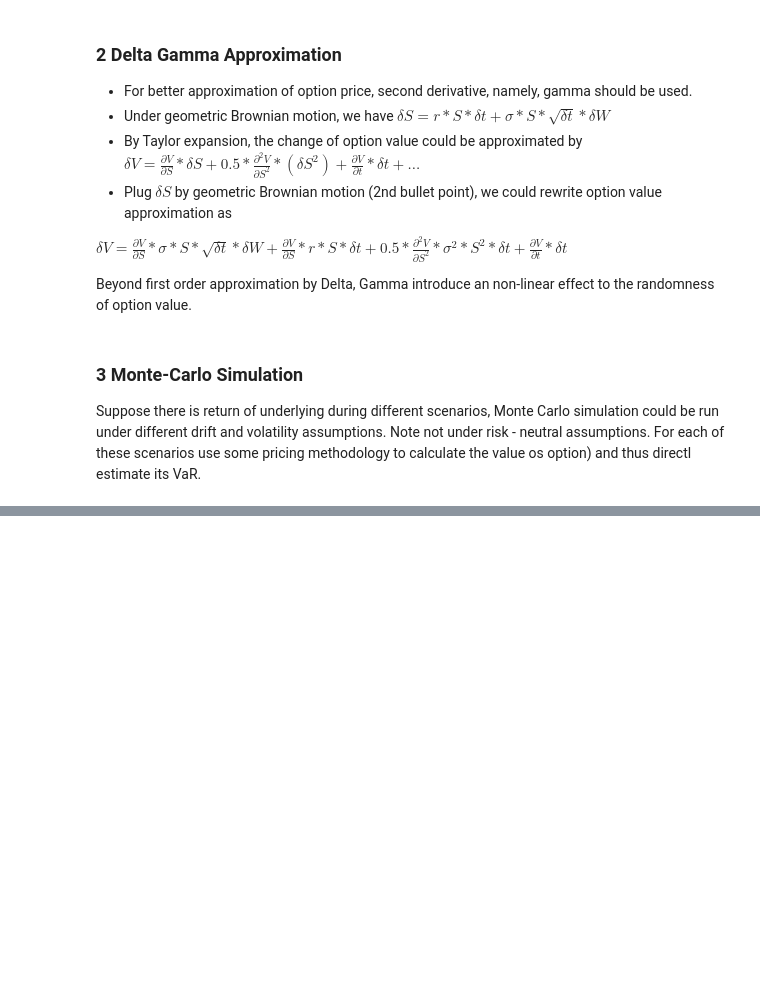
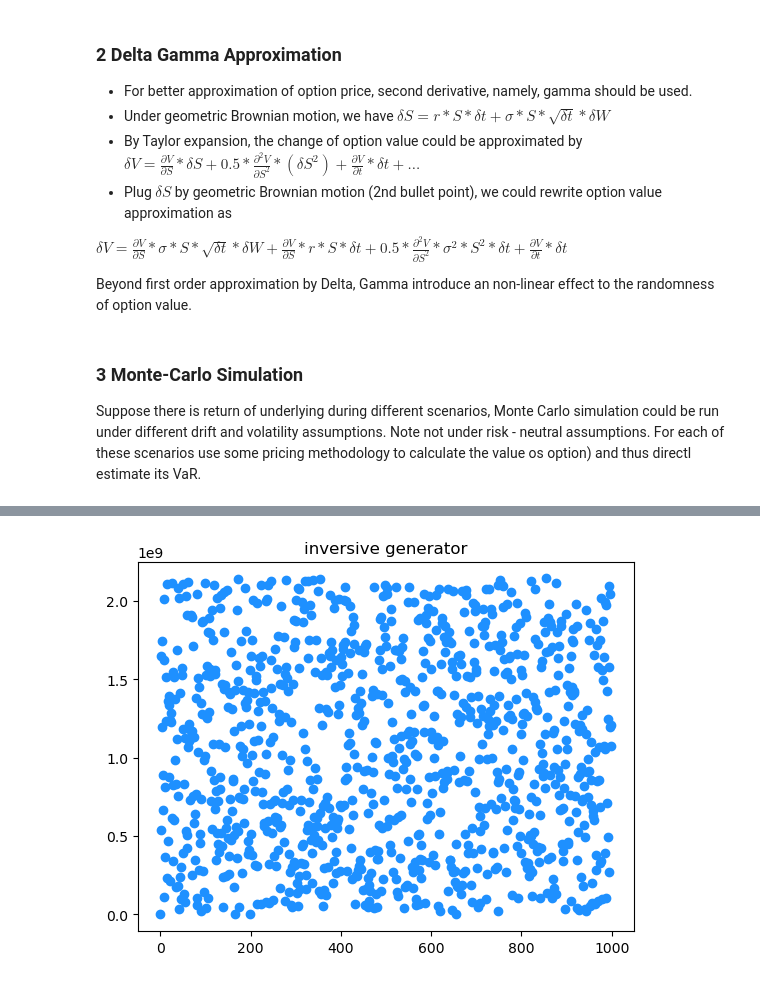
Before and after one commit to fionabay/slob, a Jupyter notebook: var/VAR.ipynb, the cells around one changed output, grey strips where cells are left out. Cells and saved outputs as stored; diff of their text form; code cells hidden in the pictures; blank space fills up the shorter version.

```diff
--- a/var/VAR.ipynb
+++ b/var/VAR.ipynb
@@ -26,0 +73,8 @@ estimate its VaR.
+# %%
+rnds = rgtor.icg()
+# %%
+plt.title('inversive generator')
+plt.scatter(range(len(rnds)), rnds, color='dodgerblue')
+plt.show();
+# %% [output]
+[figure, added]
```
Also changed, not shown: parts of 11 cells of this notebook, 1 other file.
